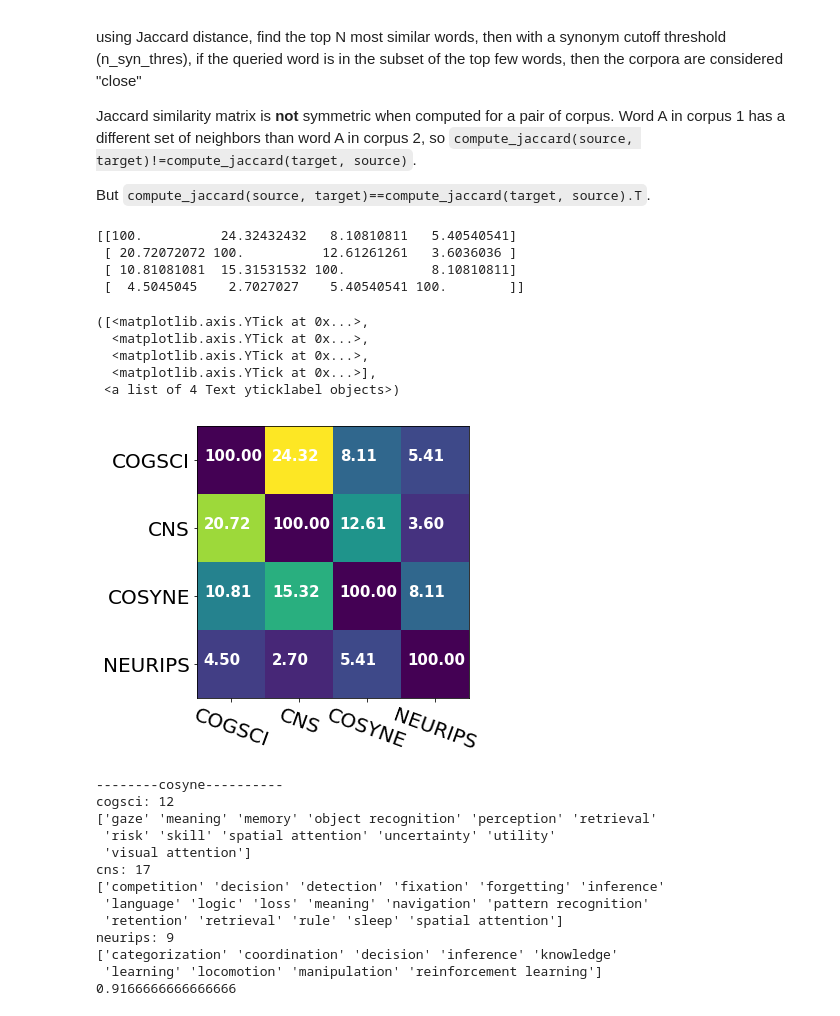
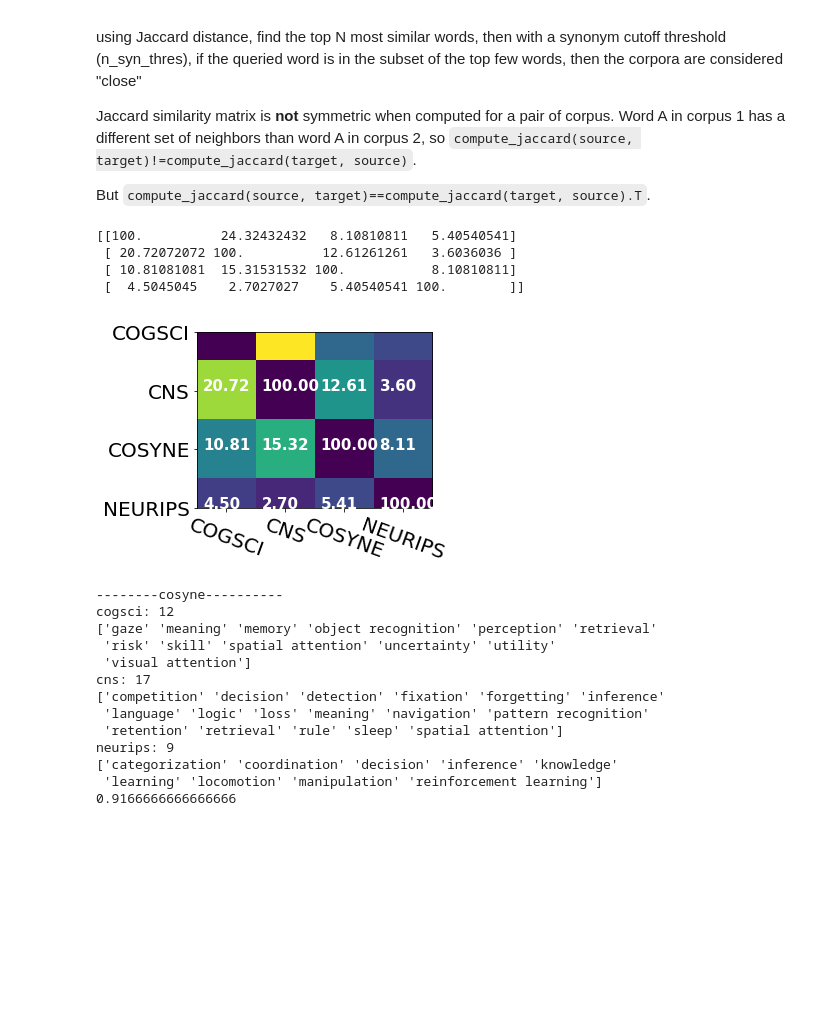
Before and after one commit to voytekresearch/IdentityCrisis, a Jupyter notebook: notebooks/2_analysis_word2vec-allcorpora.ipynb, the cells around one changed output. Drawn from its saved outputs; the diff is of its cells as text; code cells hidden in the pictures; blank space fills up the shorter version.

```diff
--- a/notebooks/2_analysis_word2vec-allcorpora.ipynb
+++ b/notebooks/2_analysis_word2vec-allcorpora.ipynb
@@ -159,9 +159,9 @@ for m_i, m in enumerate(wv_models):
         projection = manifold.TSNE(n_components=2).fit_transform(m.wv.vectors_norm[subset_inds])
 
     plt.figure(figsize=(15,12))
-#    plt.scatter(projection[:,0], projection[:,1], s=100, c='k', alpha=0.5, marker='o')
+    plt.scatter(projection[:,0], projection[:,1], s=100, c='k', alpha=0.5, marker='o')
     # COLOR BY KL, bright means high KL
-    plt.scatter(projection[:,0], projection[:,1], s=300, c=avg_KL, alpha=0.8, marker='o', edgecolor='k', cmap='autumn')
+    #plt.scatter(projection[:,0], projection[:,1], s=300, c=avg_KL, alpha=0.8, marker='o', edgecolor='k', cmap='autumn')
     for t_i, t in enumerate(top_terms):
         # do some more gymnastics to get equivalent index in the subset
         s_i = subset_inds.index(top_inds[t_i])
@@ -434,34 +437,30 @@ for source_corp in range(len(corpora)):
 # %%
 n_syn_thresh = 2
 
 # look across all words for corpus translatability
 # np.any finds if any of the top 3 most Jaccard similar words in the other corpus matches
 agg_translatable = np.zeros(agg_synonyms.shape[:3])
 for query_word in range(len(agg_valid_inds)):
     agg_translatable[:,:,query_word] = (agg_synonyms[:,:,query_word,:n_syn_thresh]==query_word).any(-1).astype(int)
 
 pct_translatable = agg_translatable.sum(-1)/len(agg_valid_inds)*100
 print(pct_translatable)
 
-plt.figure(figsize=(5,5))
+plt.figure(figsize=(5,7))
 plt.imshow(pct_translatable-np.eye(4)*100)
 for i in range(4):
     for j in range(4):
         plt.text(i-0.4,j,'%.2f'%pct_translatable[j,i], color='w', fontsize=15, fontweight='heavy')
 
 plt.xticks(np.arange(4),[c.upper() for c in corpora], fontsize=20, rotation=-20)
 plt.yticks(np.arange(4),[c.upper() for c in corpora], fontsize=20)
+plt.tight_layout()
 # %% [output]
 [[100.          24.32432432   8.10810811   5.40540541]
  [ 20.72072072 100.          12.61261261   3.6036036 ]
  [ 10.81081081  15.31531532 100.           8.10810811]
  [  4.5045045    2.7027027    5.40540541 100.        ]]
-([<matplotlib.axis.YTick at 0x...>,
-  <matplotlib.axis.YTick at 0x...>,
-  <matplotlib.axis.YTick at 0x...>,
-  <matplotlib.axis.YTick at 0x...>],
- <a list of 4 Text yticklabel objects>)
-[figure, old version]
+[figure, new version]
 # %%
 # which words are translatable
 source_corp = 2
```
Also changed, not shown: parts of 11 cells of this notebook, 10 other files.
